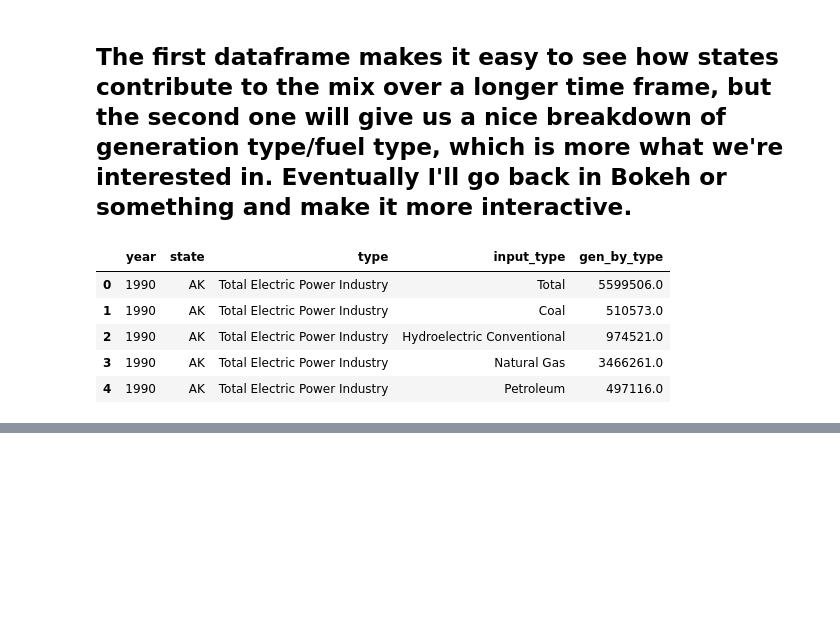
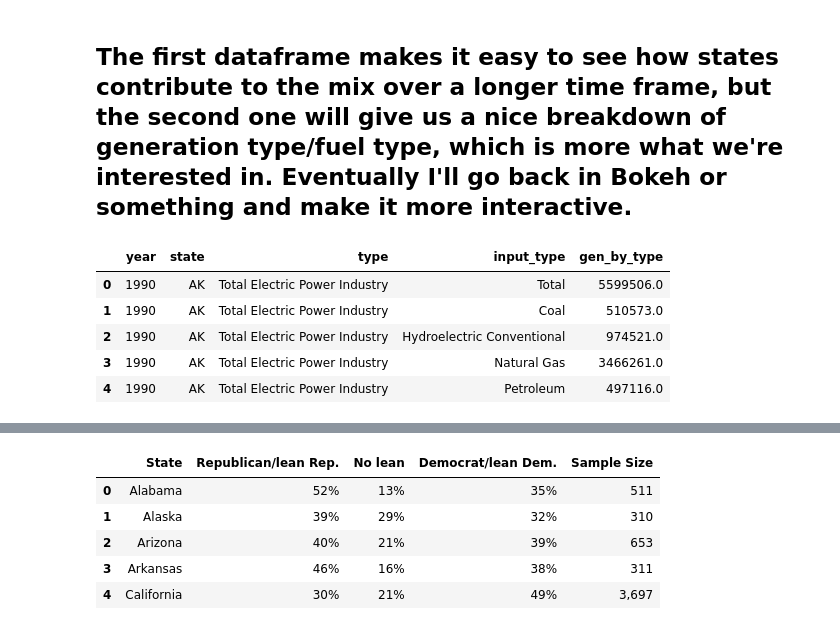
Before and after one commit to JackNDwyer/Capstone, a Jupyter notebook: Capstone EDA Final.ipynb, the cells around one changed output, grey strips where cells are left out. Saved outputs shown, nothing was run; the diff lists cells and outputs as text; code cells hidden in the pictures; blank space fills up the shorter version.

```diff
--- a/Capstone EDA Final.ipynb
+++ b/Capstone EDA Final.ipynb
@@ -258,0 +123,10 @@ df2_yr_tot = df2[df2.state == 'US-Total']
+# %%
+df_lean = pd.read_csv('party_aff.csv')
+df_lean.head()
+# %% [output]
+|  | State | Republican/lean Rep. | No lean | Democrat/lean Dem. | Sample Size |
+| 0 | Alabama | 52% | 13% | 35% | 511 |
+| 1 | Alaska | 39% | 29% | 32% | 310 |
+| 2 | Arizona | 40% | 21% | 39% | 653 |
+| 3 | Arkansas | 46% | 16% | 38% | 311 |
+| 4 | California | 30% | 21% | 49% | 3,697 |
```
Also changed, not shown: parts of 20 cells of this notebook, 1 other file.
